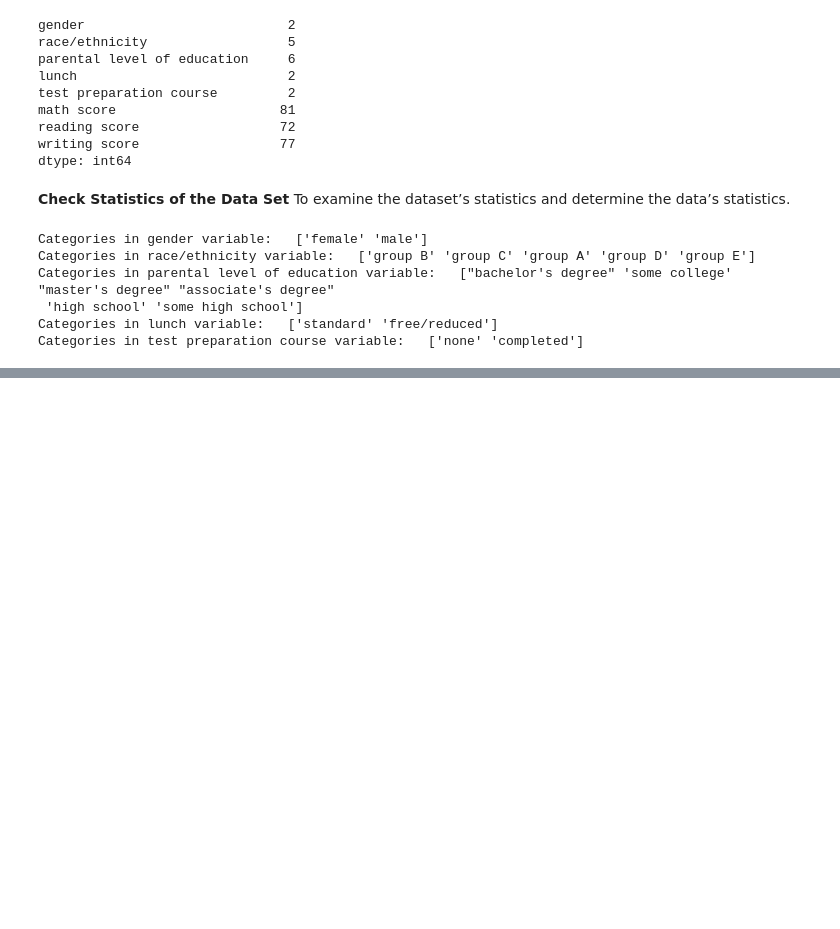
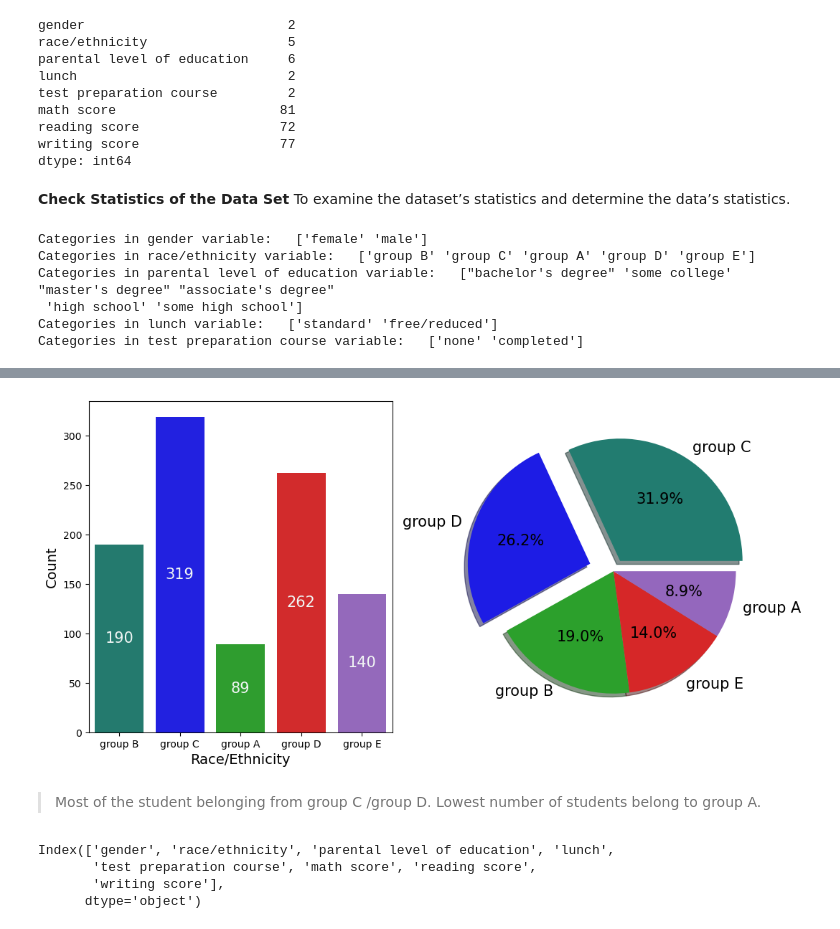
Before and after one commit to AriyantGit/Student_Data_Analysis, a Jupyter notebook: students-data-analysis.ipynb, the cells around one changed output, grey strips where cells are left out. Cells and saved outputs as stored; diff of their text form; code cells hidden in the pictures; blank space fills up the shorter version.

```diff
--- a/students-data-analysis.ipynb
+++ b/students-data-analysis.ipynb
@@ -113,0 +152,33 @@ Categories in test preparation course variable:   ['none' 'completed']
+# %%
+# Create a figure with two subplots
+f, ax = plt.subplots(1, 2, figsize=(12, 6))
+
+# Define a color palette for the countplot
+colors = ['#227C70', '#1D1CE5', '#2ca02c', '#d62728', '#9467bd']
+sns.countplot(x=df['race/ethnicity'], data=df, palette=colors, ax=ax[0], saturation=0.95)
+for container in ax[0].containers:
+
+    ax[0].bar_label(container,color='#F1F6F5',size=15,label_type='center')
+
+
+ax[0].set_xlabel('Race/Ethnicity', fontsize=14)
+ax[0].set_ylabel('Count', fontsize=14)
+ax[0].tick_params(labelsize=10)
+# Create a pie chart of the 'race/ethnicity' column and add labels to the slices
+plt.pie(x=df['race/ethnicity'].value_counts(), labels=df['race/ethnicity'].value_counts().index, explode=[0.1, 0.2, 0, 0, 0], autopct='%1.1f%%', shadow=True, colors=colors, textprops={'fontsize': 15})
+
+plt.axis('equal')
+
+plt.show()
+# %% [output]
+[figure, added]
+# %% [markdown]
+> Most of the student belonging from group C /group D.
+Lowest number of students belong to group A.
+# %%
+df.columns
+# %% [output]
+Index(['gender', 'race/ethnicity', 'parental level of education', 'lunch',
+       'test preparation course', 'math score', 'reading score',
+       'writing score'],
+      dtype='object')
```
Also changed, not shown: parts of 15 cells of this notebook.
